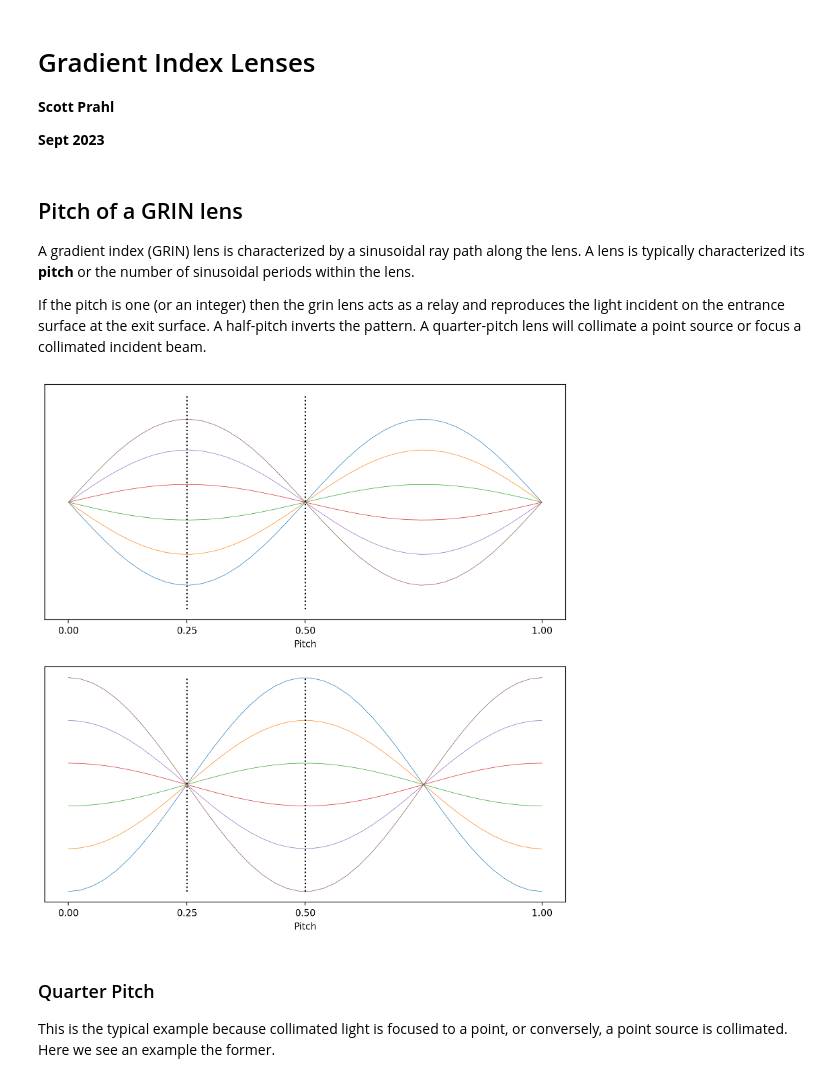
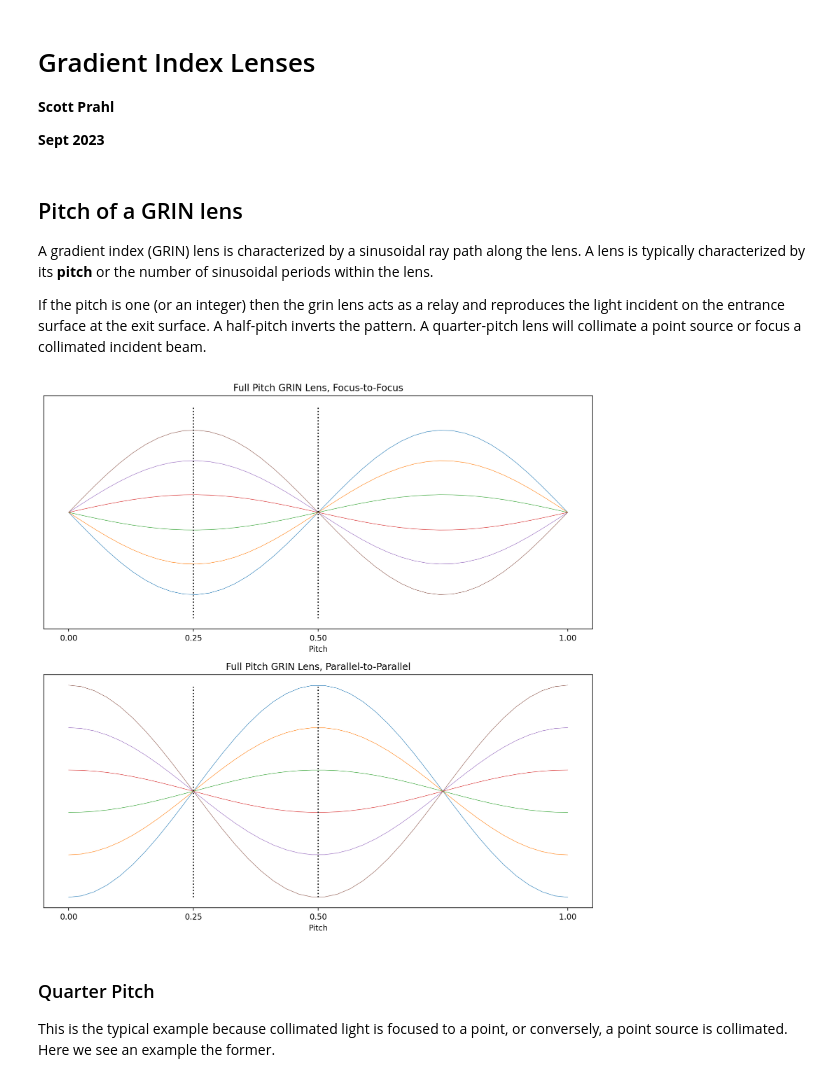
Before and after one commit to scottprahl/pygrin, a Jupyter notebook: docs/01-grin-lens-basics.ipynb, the cells around one changed output. Saved outputs shown, nothing was run; the diff lists cells and outputs as text; code cells hidden in the pictures.

```diff
--- a/docs/01-grin-lens-basics.ipynb
+++ b/docs/01-grin-lens-basics.ipynb
@@ -15,7 +15,7 @@ import pygrin
 # %% [markdown]
 ## Pitch of a GRIN lens
 
-A gradient index (GRIN) lens is characterized by a sinusoidal ray path along the lens.  A lens is typically characterized its **pitch** or the number of sinusoidal periods within the lens.
+A gradient index (GRIN) lens is characterized by a sinusoidal ray path along the lens.  A lens is typically characterized by its **pitch** or the number of sinusoidal periods within the lens.
 
 If the pitch is one (or an integer) then the grin lens acts as a relay and reproduces the light incident on the entrance surface at the exit surface.  A half-pitch inverts the pattern.  A quarter-pitch lens will collimate a point source or focus a collimated incident beam.
 # %%
@@ -34,36 +34,38 @@ angles = np.linspace(-max_angle,max_angle,6)
 # range of launch angles in grin lens
 angles = np.arcsin(np.sin(angles/n0))
 
 plt.subplots(2,1,figsize=(10,10))
 plt.subplot(2,1,1)
 for angle in angles:
     z,r = pygrin.meridional_curve(n0, pitch, length, xpos, angle)
     plt.plot(z,r, lw=0.5)
 
 plt.plot([0.25*length,0.25*length],[-radius,radius],':k')
 plt.plot([0.5*length,0.5*length],[-radius,radius],':k')
 
 plt.xticks([0,0.25,0.5,1.0])
 plt.yticks([])
 plt.xlabel('Pitch')
-plt.title('')
+plt.title('Full Pitch GRIN Lens, Focus-to-Focus')
 
 plt.subplot(2,1,2)
 for xpos in np.linspace(-radius,radius,6):
     z,r = pygrin.meridional_curve(n0, pitch, length, xpos, 0)
     plt.plot(z,r, lw=0.5)
 
 plt.plot([0.25*length,0.25*length],[-radius,radius],':k')
 plt.plot([0.5*length,0.5*length],[-radius,radius],':k')
 
 plt.xticks([0,0.25,0.5,1.0])
 plt.yticks([])
 plt.xlabel('Pitch')
-plt.title('')
+plt.title('Full Pitch GRIN Lens, Parallel-to-Parallel')
+plt.tight_layout()  # Ensures proper spacing
 
+#plt.savefig('pitch.png', dpi=300)
 plt.show()
 # %% [output]
-[figure, old version]
+[figure, new version]
 # %% [markdown]
 ### Quarter Pitch
 
```
Also changed, not shown: 3 other files.
